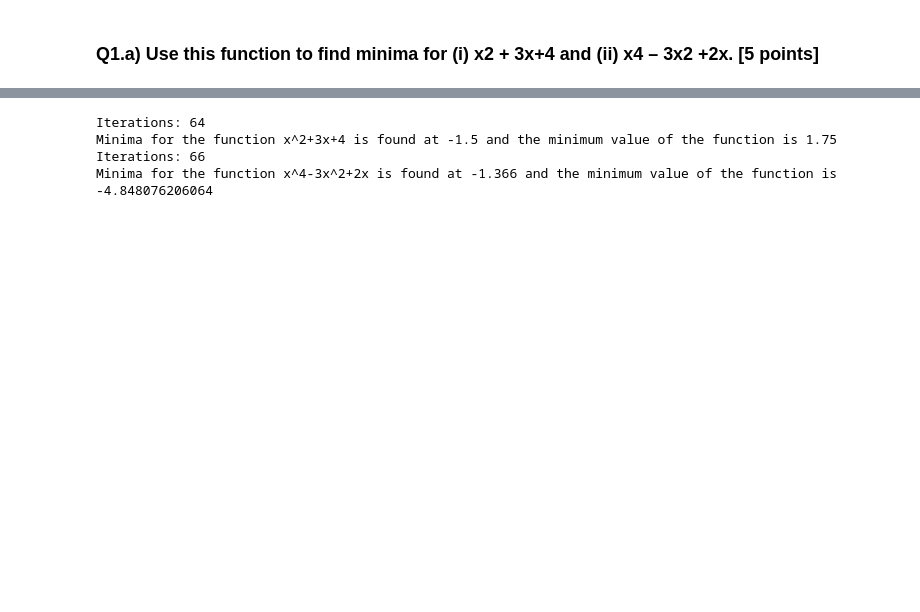
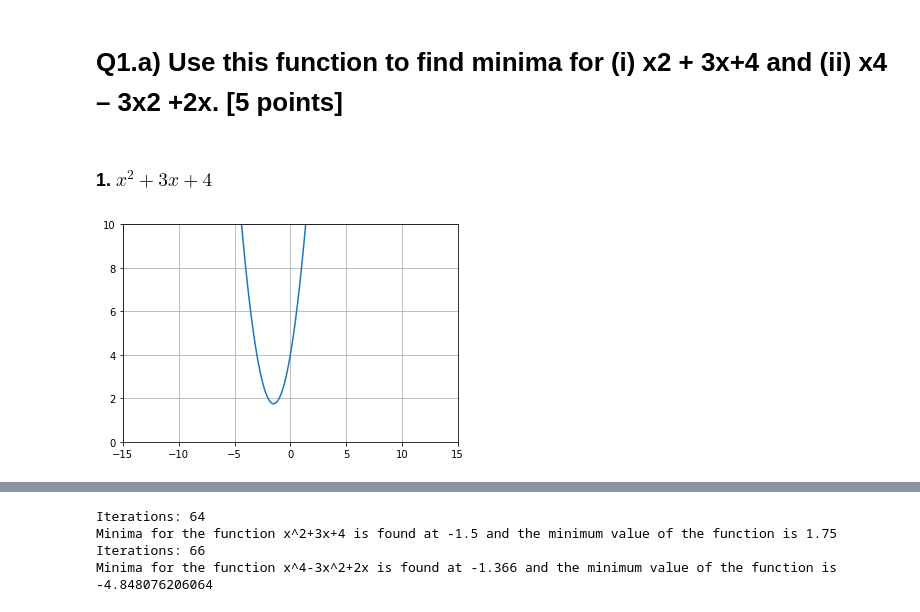
Before and after one commit to pranshu27/MTech, a Jupyter notebook: CS771A/assignments/Ass2/21111048.ipynb, the cells around one changed output, grey strips where cells are left out. Saved outputs shown, nothing was run; the diff lists cells and outputs as text; code cells hidden in the pictures; blank space fills up the shorter version.

```diff
--- a/CS771A/assignments/Ass2/21111048.ipynb
+++ b/CS771A/assignments/Ass2/21111048.ipynb
@@ -1,2 +7,2 @@
 # %% [markdown]
-### Q1.a)  Use this function to find minima for (i) x2 + 3x+4 and (ii) x4 – 3x2 +2x. [5 points]
+# Q1.a)  Use this function to find minima for (i) x2 + 3x+4 and (ii) x4 – 3x2 +2x. [5 points]
@@ -7,0 +9,13 @@ import pandas as pd
+# %% [markdown]
+### 1. $x^2+3x+4$
+# %%
+x=np.linspace(-15,15,300)
+y=x**2+3*x+4
+plt.xlim([-15,15])
+plt.ylim([0,10])
+plt.grid()
+
+plt.plot(x,y)
+plt.show()
+# %% [output]
+[figure, added]
```
Also changed, not shown: parts of 56 cells of this notebook, 3 other files.
